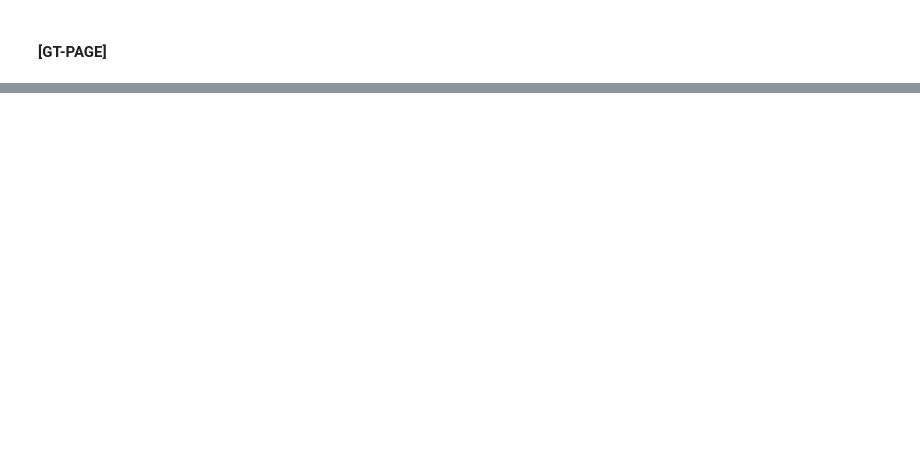
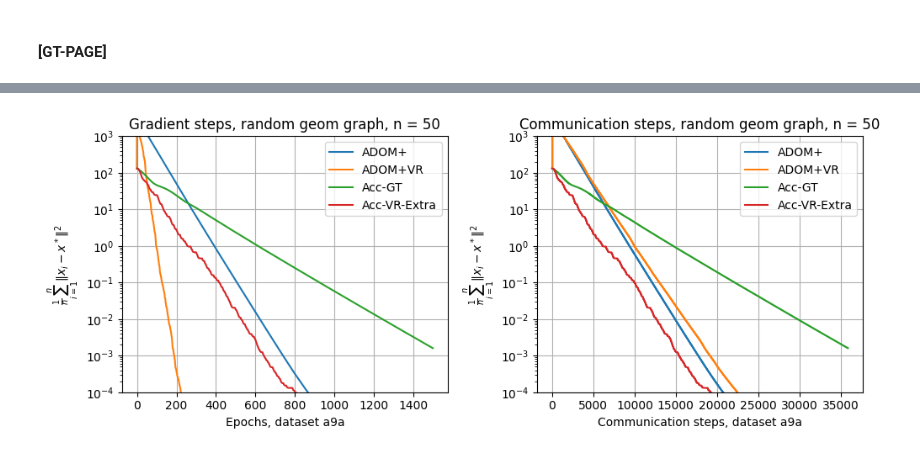
Before and after one commit to jffDev/adom_plus_vr, a Jupyter notebook: experiments_page.ipynb, the cells around one changed output, grey strips where cells are left out. Drawn from its saved outputs; the diff is of its cells as text; code cells hidden in the pictures; blank space fills up the shorter version.

```diff
--- a/experiments_page.ipynb
+++ b/experiments_page.ipynb
@@ -278,0 +199,11 @@ f_star sklearn :  None         |  f(x_bar) GTPAGE :  0.6931471805441609
+# %%
+import main
+import importlib
+importlib.reload(main)
+
+args.steps = 1500
+
+grad_loss_adom, com_loss_adom, n_epochs_adom = run_opt(args, "ADOMplus", False)
+grad_loss_adom_vr, com_loss_adom_vr, n_epochs_adom_vr = run_opt(args, "ADOMplusVR", False)
+grad_loss_accgt, com_loss_accgt, n_epochs_accgt = run_opt(args, "AccGT", False)
+grad_loss_acc_vr, com_loss_acc_vr, n_epochs_adom_acc_vr = run_opt(args, "AccVRExtra", False)
@@ -278,0 +217,37 @@ f_star sklearn :  None         |  f(x_bar) GTPAGE :  0.6931471805441609
+# %%
+f = plt.figure(figsize=(10, 4))
+ax0 = f.add_subplot(121)
+ax1 = f.add_subplot(122)
+
+ax0.plot(n_epochs_adom, np.array(grad_loss_adom), label=r"ADOM+")
+ax0.plot(n_epochs_adom_vr, np.array(grad_loss_adom_vr), label=r"ADOM+VR")
+ax0.plot(n_epochs_accgt, np.array(grad_loss_accgt), label=r"Acc-GT")
+ax0.plot(np.arange(len(grad_loss_acc_vr)), np.array(grad_loss_acc_vr), label=r"Acc-VR-Extra")
+ax0.set(
+    xlabel="Epochs, dataset a9a",
+    ylabel=r"$\frac{1}{n} \sum_{i=1}^{n}\Vert x_i - x^*\Vert^2$",
+    # title="Gradient steps, %s graph, n = %d" % (graph_type, n_workers),
+    title="Gradient steps, %s graph, n = %d" % ('random geom', n_workers),
+    yscale="log",
+    ylim=(1e-4, 1e3),
+)
+ax0.legend(loc="upper right")
+ax1.plot(np.arange(len(com_loss_adom)), np.array(com_loss_adom), label=r"ADOM+")
+ax1.plot(np.arange(len(com_loss_adom_vr)), np.array(com_loss_adom_vr), label=r"ADOM+VR")
+ax1.plot(np.arange(len(com_loss_accgt)), np.array(com_loss_accgt), label=r"Acc-GT")
+ax1.plot(np.arange(len(com_loss_acc_vr)), np.array(com_loss_acc_vr), label=r"Acc-VR-Extra")
+ax1.set(
+    xlabel="Communication steps, dataset a9a",
+    ylabel=r"$\frac{1}{n} \sum_{i=1}^{n}\Vert x_i - x^*\Vert^2$",
+    title="Communication steps, %s graph, n = %d" % ('random geom', n_workers),
+    yscale="log",
+    ylim=(1e-4, 1e3),
+)
+ax1.legend(loc="upper right")
+plt.tight_layout()
+
+for ax in (ax0, ax1):
+    ax.grid()
+plt.show()
+# %% [output]
+[figure, added]
```
Also changed, not shown: parts of 11 cells of this notebook, 3 other files.
